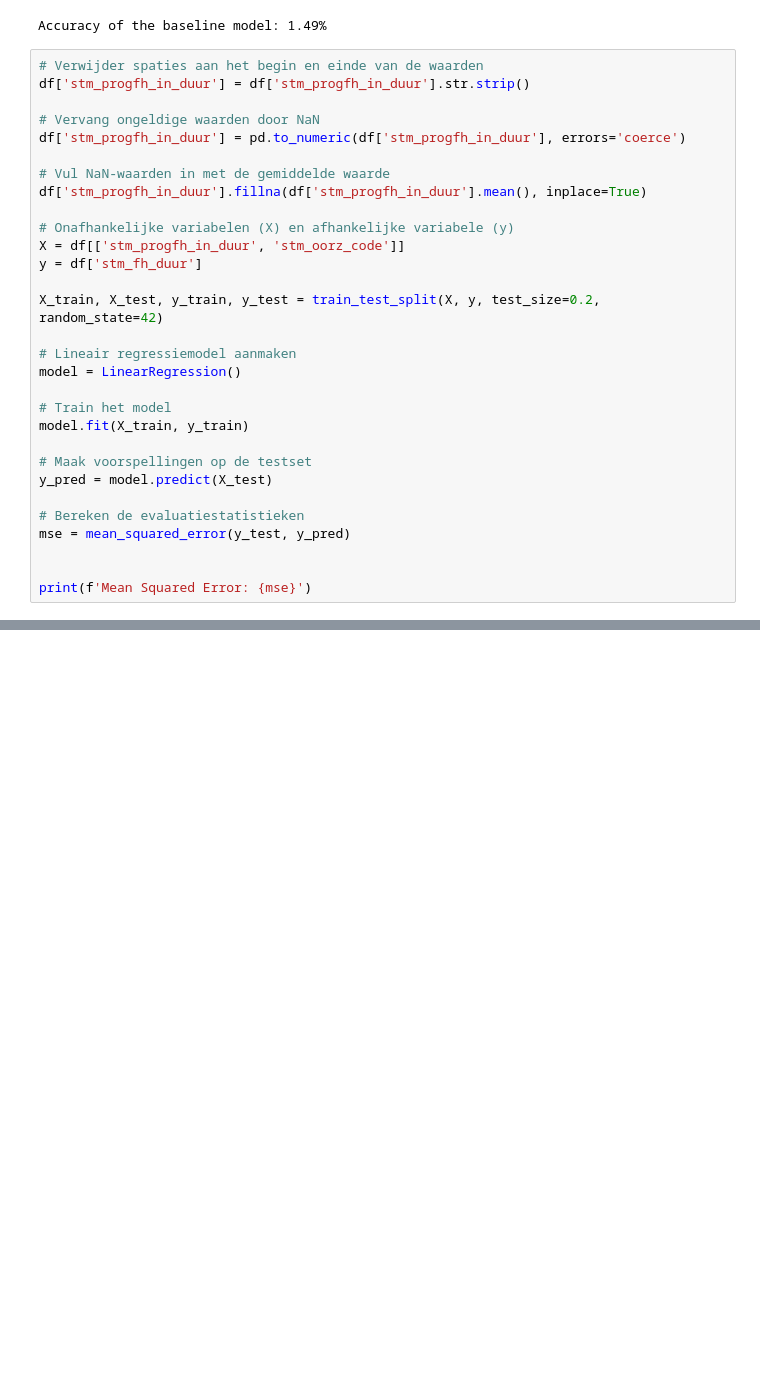
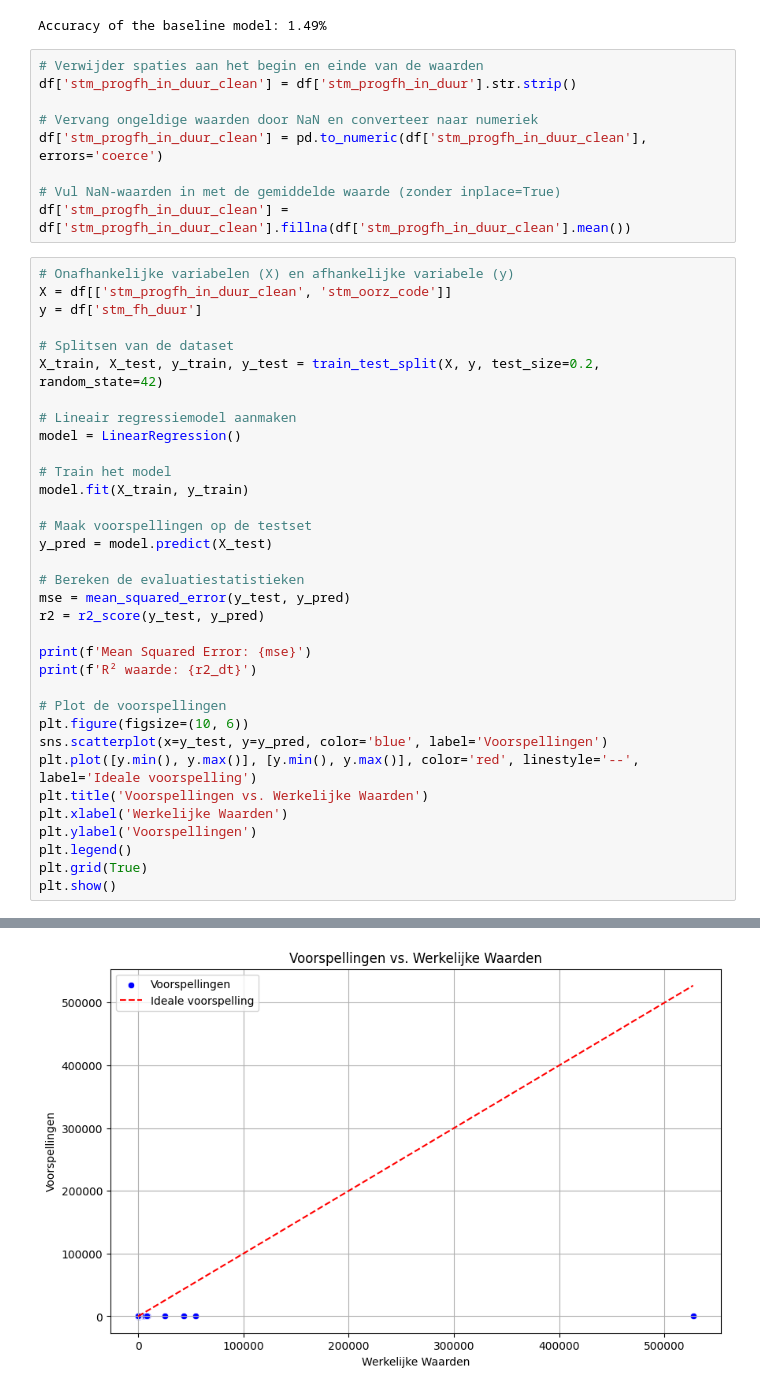
Before and after one commit to JackPieper/DDB2024, a Jupyter notebook: DDB_2024_project.ipynb, the cells around one changed output, grey strips where cells are left out. Drawn from its saved outputs; the diff is of its cells as text; blank space fills up the shorter version.

Commit message:
decision tree simple plot

```diff
--- a/DDB_2024_project.ipynb
+++ b/DDB_2024_project.ipynb
@@ -109,20 +112,21 @@ accuracy = df['correct_prediction'].mean() * 100
 print(f'Accuracy of the baseline model: {accuracy:.2f}%')
 # %% [output]
 Accuracy of the baseline model: 1.49%
+# %%
+# Verwijder spaties aan het begin en einde van de waarden
+df['stm_progfh_in_duur_clean'] = df['stm_progfh_in_duur'].str.strip()
+
+# Vervang ongeldige waarden door NaN en converteer naar numeriek
+df['stm_progfh_in_duur_clean'] = pd.to_numeric(df['stm_progfh_in_duur_clean'], errors='coerce')
+
+# Vul NaN-waarden in met de gemiddelde waarde (zonder inplace=True)
+df['stm_progfh_in_duur_clean'] = df['stm_progfh_in_duur_clean'].fillna(df['stm_progfh_in_duur_clean'].mean())
 # %%
-# Verwijder spaties aan het begin en einde van de waarden
-df['stm_progfh_in_duur'] = df['stm_progfh_in_duur'].str.strip()
-
-# Vervang ongeldige waarden door NaN
-df['stm_progfh_in_duur'] = pd.to_numeric(df['stm_progfh_in_duur'], errors='coerce')
-
-# Vul NaN-waarden in met de gemiddelde waarde
-df['stm_progfh_in_duur'].fillna(df['stm_progfh_in_duur'].mean(), inplace=True)
-
 # Onafhankelijke variabelen (X) en afhankelijke variabele (y)
-X = df[['stm_progfh_in_duur', 'stm_oorz_code']]
+X = df[['stm_progfh_in_duur_clean', 'stm_oorz_code']]
 y = df['stm_fh_duur']
 
+# Splitsen van de dataset
 X_train, X_test, y_train, y_test = train_test_split(X, y, test_size=0.2, random_state=42)
 
 # Lineair regressiemodel aanmaken
@@ -136,8 +140,20 @@ y_pred = model.predict(X_test)
 
 # Bereken de evaluatiestatistieken
 mse = mean_squared_error(y_test, y_pred)
-
+r2 = r2_score(y_test, y_pred)
 
 print(f'Mean Squared Error: {mse}')
+print(f'R² waarde: {r2_dt}')
+
+# Plot de voorspellingen
+plt.figure(figsize=(10, 6))
+sns.scatterplot(x=y_test, y=y_pred, color='blue', label='Voorspellingen')
+plt.plot([y.min(), y.max()], [y.min(), y.max()], color='red', linestyle='--', label='Ideale voorspelling')
+plt.title('Voorspellingen vs. Werkelijke Waarden')
+plt.xlabel('Werkelijke Waarden')
+plt.ylabel('Voorspellingen')
+plt.legend()
+plt.grid(True)
+plt.show()
 # %% [output]
 Mean Squared Error: 2656039.5652596992
@@ -149,0 +161 @@ For example, when doing 'df[col].method(value, inplace=True)', try using 'df.met
+[figure, added]
```
Also changed, not shown: parts of 4 cells of this notebook.
